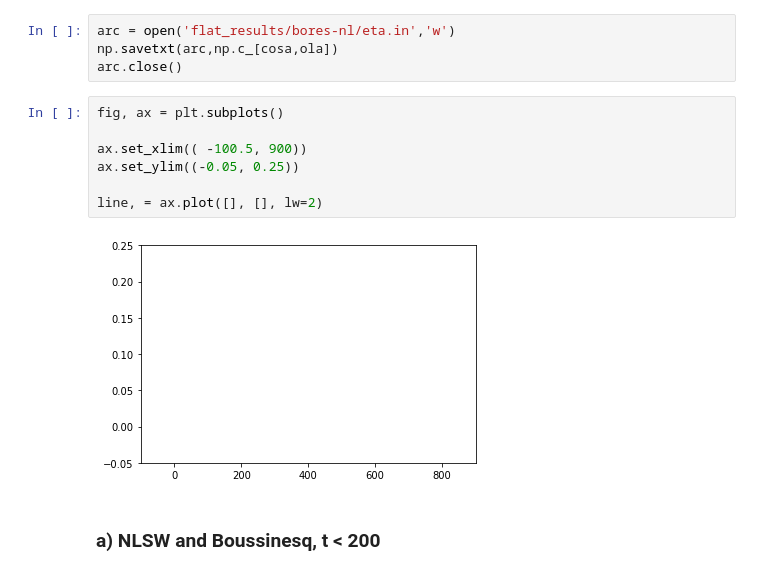
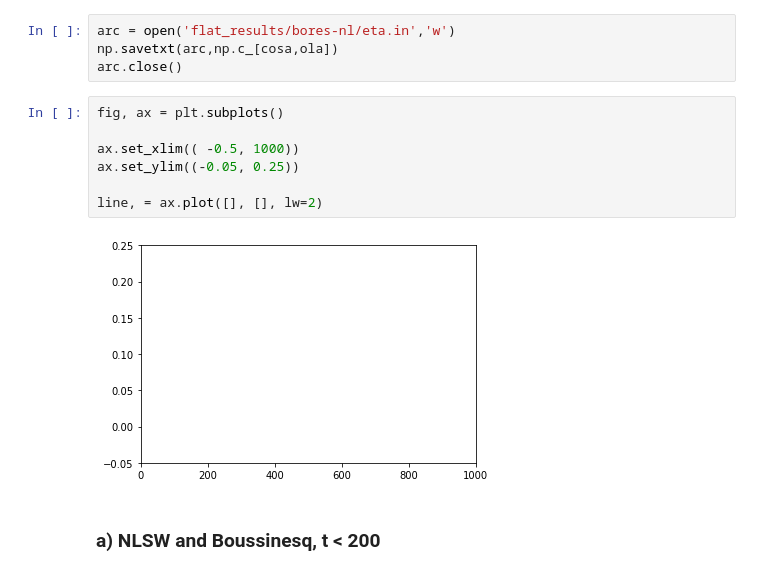
Before and after one commit to Reyna-RT/MEK9320, a Jupyter notebook: Second Assignment results.ipynb, the cells around one changed output. Drawn from its saved outputs; the diff is of its cells as text.

```diff
--- a/Second Assignment results.ipynb
+++ b/Second Assignment results.ipynb
@@ -547,12 +534,12 @@ arc.close()
 # %%
 fig, ax = plt.subplots()
 
-ax.set_xlim(( -100.5, 900))
+ax.set_xlim(( -0.5, 1000))
 ax.set_ylim((-0.05, 0.25))
 
 line, = ax.plot([], [], lw=2)
 # %% [output]
-[figure, old version]
+[figure, new version]
 # %% [markdown]
 ### a) NLSW and Boussinesq, t < 200
 # %%
```
Also changed, not shown: parts of 8 cells of this notebook.
